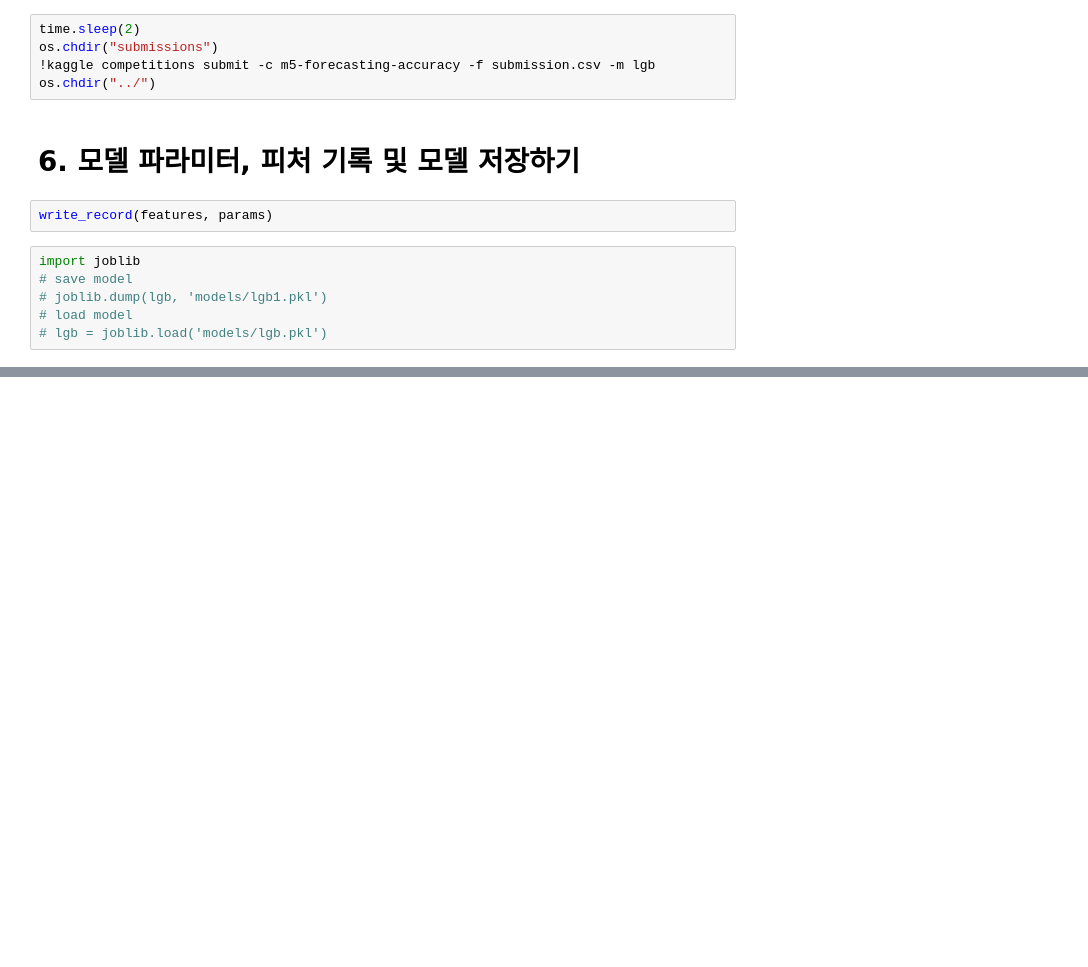
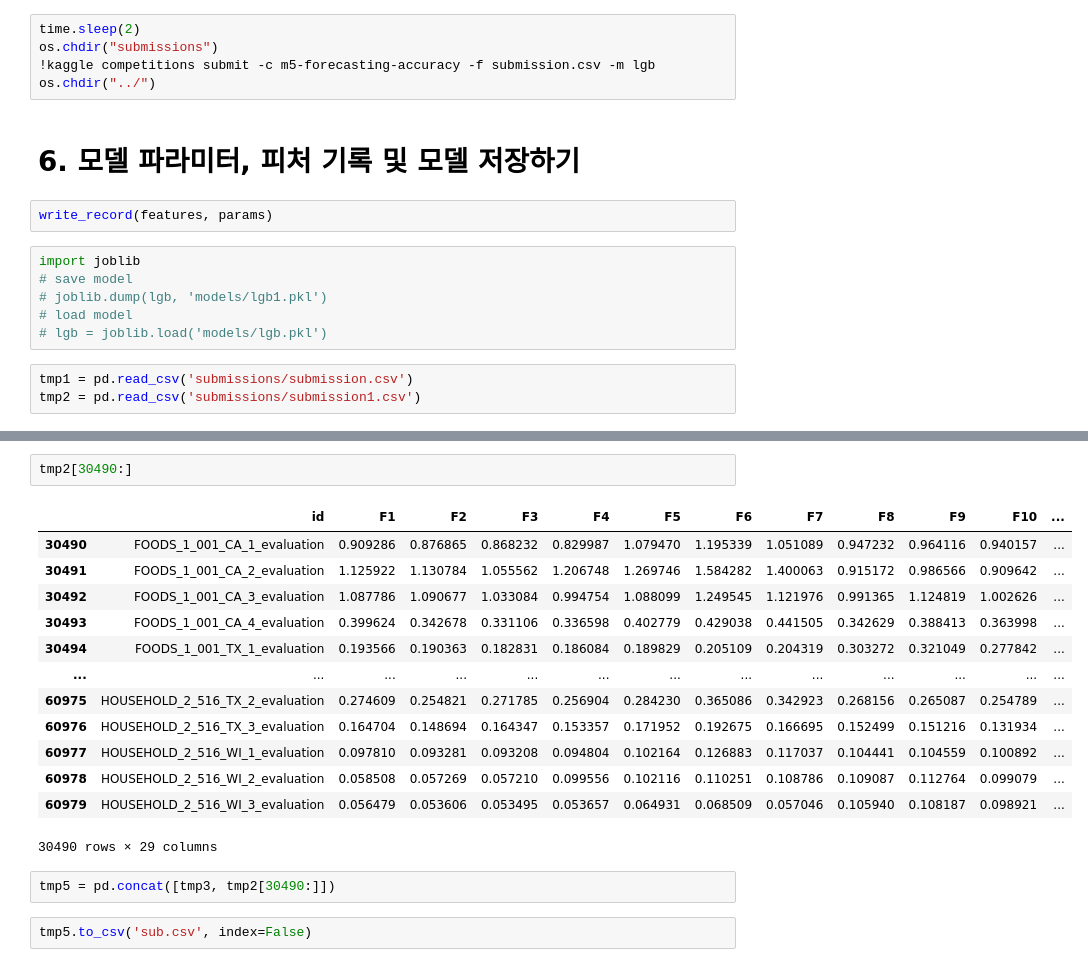
Before and after one commit to kongjeongbae/10_estimate_sales_of_walmart_retail_goods, a Jupyter notebook: baseline.ipynb, the cells around one changed output, grey strips where cells are left out. Cells and saved outputs as stored; diff of their text form; blank space fills up the shorter version.

```diff
--- a/baseline.ipynb
+++ b/baseline.ipynb
@@ -800,3 +807,6 @@ import joblib
 # joblib.dump(lgb, 'models/lgb1.pkl')
 # load model
 # lgb = joblib.load('models/lgb.pkl')
+# %%
+tmp1 = pd.read_csv('submissions/submission.csv')
+tmp2 = pd.read_csv('submissions/submission1.csv')
@@ -802,0 +849,20 @@ import joblib
+# %%
+tmp2[30490:]
+# %% [output]
+|  | id | F1 | F2 | F3 | F4 | F5 | F6 | F7 | F8 | F9 | F10 | ... |
+| 30490 | FOODS_1_001_CA_1_evaluation | 0.909286 | 0.876865 | 0.868232 | 0.829987 | 1.079470 | 1.195339 | 1.051089 | 0.947232 | 0.964116 | 0.940157 | ... |
+| 30491 | FOODS_1_001_CA_2_evaluation | 1.125922 | 1.130784 | 1.055562 | 1.206748 | 1.269746 | 1.584282 | 1.400063 | 0.915172 | 0.986566 | 0.909642 | ... |
+| 30492 | FOODS_1_001_CA_3_evaluation | 1.087786 | 1.090677 | 1.033084 | 0.994754 | 1.088099 | 1.249545 | 1.121976 | 0.991365 | 1.124819 | 1.002626 | ... |
+| 30493 | FOODS_1_001_CA_4_evaluation | 0.399624 | 0.342678 | 0.331106 | 0.336598 | 0.402779 | 0.429038 | 0.441505 | 0.342629 | 0.388413 | 0.363998 | ... |
+| 30494 | FOODS_1_001_TX_1_evaluation | 0.193566 | 0.190363 | 0.182831 | 0.186084 | 0.189829 | 0.205109 | 0.204319 | 0.303272 | 0.321049 | 0.277842 | ... |
+| ... | ... | ... | ... | ... | ... | ... | ... | ... | ... | ... | ... | ... |
+| 60975 | HOUSEHOLD_2_516_TX_2_evaluation | 0.274609 | 0.254821 | 0.271785 | 0.256904 | 0.284230 | 0.365086 | 0.342923 | 0.268156 | 0.265087 | 0.254789 | ... |
+| 60976 | HOUSEHOLD_2_516_TX_3_evaluation | 0.164704 | 0.148694 | 0.164347 | 0.153357 | 0.171952 | 0.192675 | 0.166695 | 0.152499 | 0.151216 | 0.131934 | ... |
+| 60977 | HOUSEHOLD_2_516_WI_1_evaluation | 0.097810 | 0.093281 | 0.093208 | 0.094804 | 0.102164 | 0.126883 | 0.117037 | 0.104441 | 0.104559 | 0.100892 | ... |
+| 60978 | HOUSEHOLD_2_516_WI_2_evaluation | 0.058508 | 0.057269 | 0.057210 | 0.099556 | 0.102116 | 0.110251 | 0.108786 | 0.109087 | 0.112764 | 0.099079 | ... |
+| 60979 | HOUSEHOLD_2_516_WI_3_evaluation | 0.056479 | 0.053606 | 0.053495 | 0.053657 | 0.064931 | 0.068509 | 0.057046 | 0.105940 | 0.108187 | 0.098921 | ... |
+30490 rows × 29 columns
+# %%
+tmp5 = pd.concat([tmp3, tmp2[30490:]])
+# %%
+tmp5.to_csv('sub.csv', index=False)
```
Also changed, not shown: parts of 7 cells of this notebook, 8 other files.
